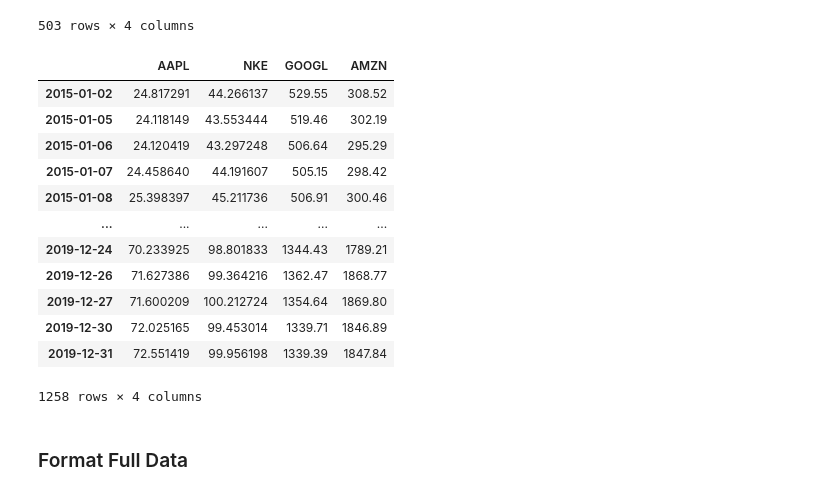
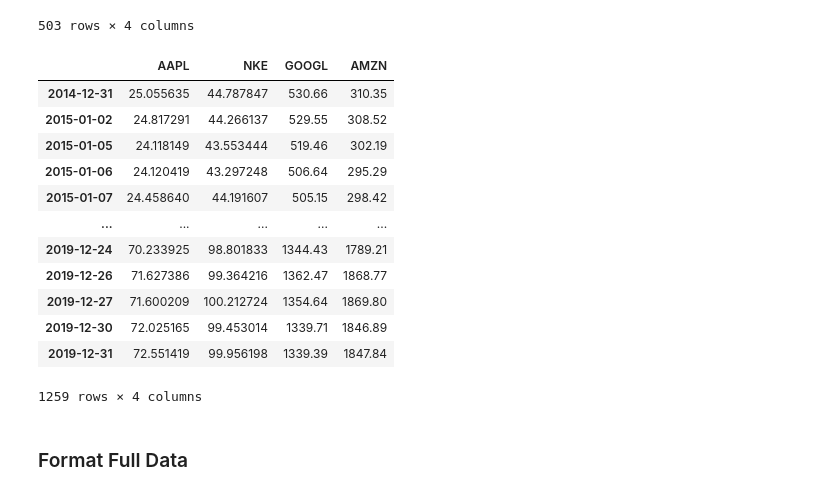
Before and after one commit to gracejyzhang/finance-collection, a Jupyter notebook: portfolio_optimization.ipynb, the cells around one changed output. Cells and saved outputs as stored; diff of their text form; code cells hidden in the pictures.

```diff
--- a/portfolio_optimization.ipynb
+++ b/portfolio_optimization.ipynb
@@ -14,7 +15,7 @@ for symbol in tickers:
     try:
         adj_close = pd.read_csv(f'data/time_series_daily_curated/{symbol}.csv', index_col=0).loc['5. adjusted close',:]
         adj_close.name = symbol
-        df1 = df.append(adj_close)
+        df1 = df1.append(adj_close)
     except:
         continue
 
@@ -42,37 +43,37 @@ df1
 # %%
 # read in data
 tickers = ['AAPL', 'NKE', 'GOOGL', 'AMZN']
 df2 = pd.DataFrame()
 
 for symbol in tickers:
     try:
         adj_close = pd.read_csv(f'data/time_series_daily_curated/{symbol}.csv', index_col=0).loc['5. adjusted close',:]
         adj_close.name = symbol
         df2 = df2.append(adj_close)
     except:
         continue
 
 df2 = df2.transpose()
 
 # convert index to datetime
 df2.index = pd.to_datetime(df2.index, infer_datetime_format=True)
-df2 = df2.loc['2015-01-01':'2019-12-31']
+df2 = df2.loc['2014-12-31':'2019-12-31']
 
 df2
 # %% [output]
 |  | AAPL | NKE | GOOGL | AMZN |
+| 2014-12-31 | 25.055635 | 44.787847 | 530.66 | 310.35 |
 | 2015-01-02 | 24.817291 | 44.266137 | 529.55 | 308.52 |
 | 2015-01-05 | 24.118149 | 43.553444 | 519.46 | 302.19 |
 | 2015-01-06 | 24.120419 | 43.297248 | 506.64 | 295.29 |
 | 2015-01-07 | 24.458640 | 44.191607 | 505.15 | 298.42 |
-| 2015-01-08 | 25.398397 | 45.211736 | 506.91 | 300.46 |
 | ... | ... | ... | ... | ... |
 | 2019-12-24 | 70.233925 | 98.801833 | 1344.43 | 1789.21 |
 | 2019-12-26 | 71.627386 | 99.364216 | 1362.47 | 1868.77 |
 | 2019-12-27 | 71.600209 | 100.212724 | 1354.64 | 1869.80 |
 | 2019-12-30 | 72.025165 | 99.453014 | 1339.71 | 1846.89 |
 | 2019-12-31 | 72.551419 | 99.956198 | 1339.39 | 1847.84 |
-1258 rows × 4 columns
+1259 rows × 4 columns
 # %% [markdown]
 ### Format Full Data
 # %%
```
Also changed, not shown: parts of 14 cells of this notebook.
